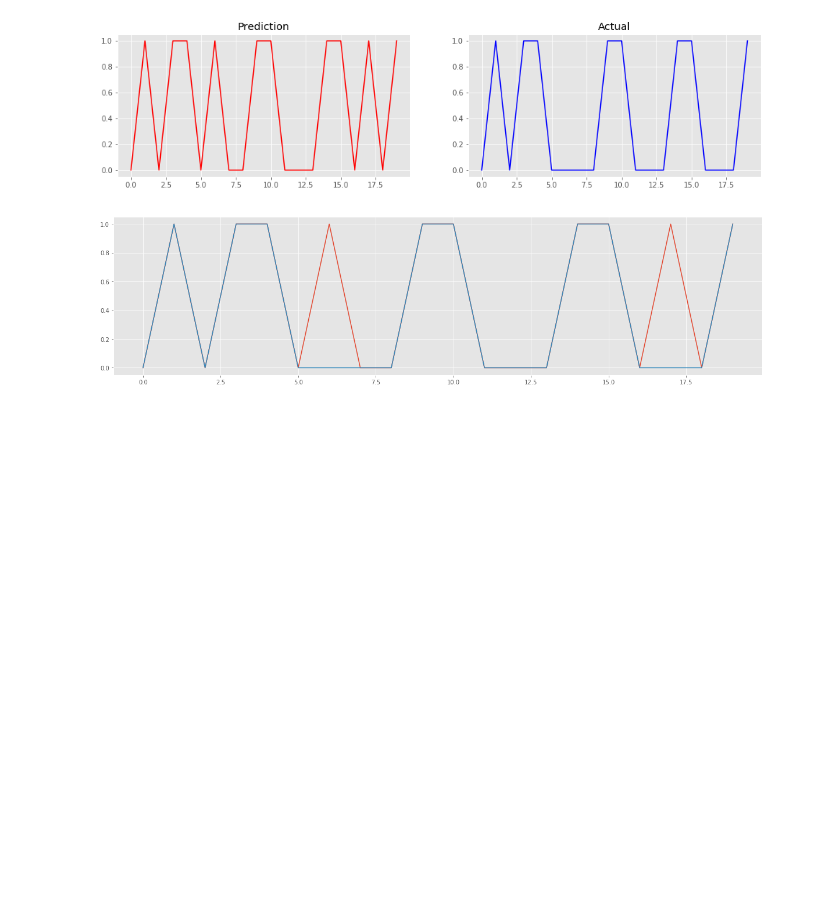
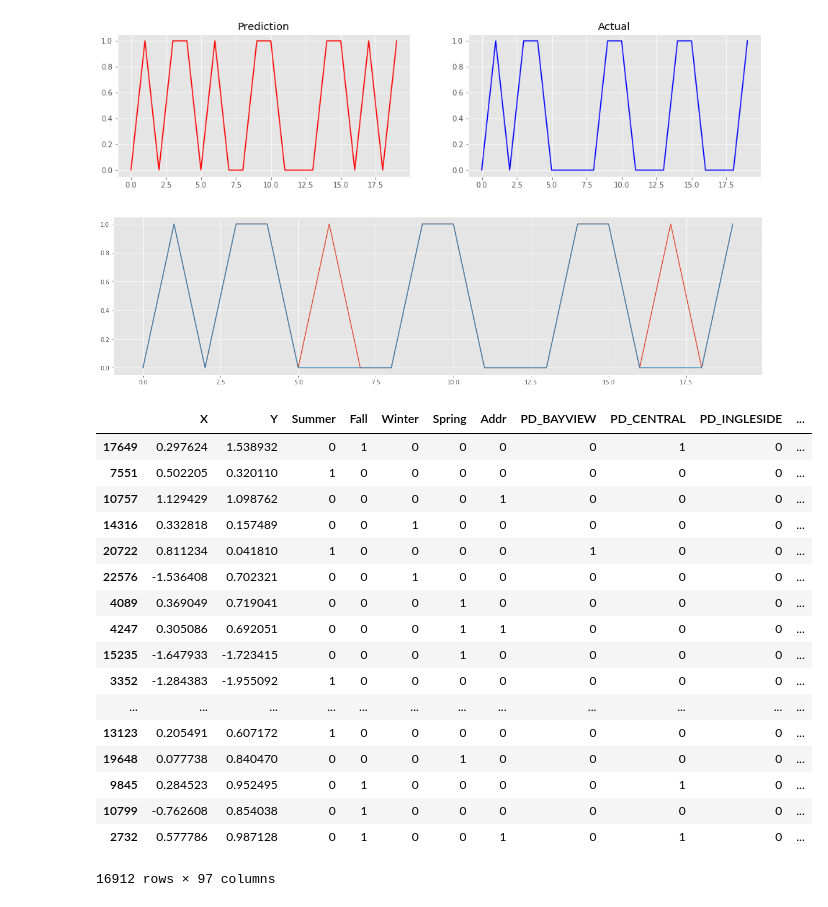
Before and after one commit to AdityaThaokar/Predective-Policing-, a Jupyter notebook: crime_ann.ipynb, the cells around one changed output. Saved outputs shown, nothing was run; the diff lists cells and outputs as text; code cells hidden in the pictures; blank space fills up the shorter version.

```diff
--- a/crime_ann.ipynb
+++ b/crime_ann.ipynb
@@ -480,3 +506,24 @@ plt.plot(res, label='true')
 plt.show()
 # %% [output]
 [figure]
+# %%
+xTrain
+# %% [output]
+|  | X | Y | Summer | Fall | Winter | Spring | Addr | PD_BAYVIEW | PD_CENTRAL | PD_INGLESIDE | ... |
+| 17649 | 0.297624 | 1.538932 | 0 | 1 | 0 | 0 | 0 | 0 | 1 | 0 | ... |
+| 7551 | 0.502205 | 0.320110 | 1 | 0 | 0 | 0 | 0 | 0 | 0 | 0 | ... |
+| 10757 | 1.129429 | 1.098762 | 0 | 0 | 0 | 0 | 1 | 0 | 0 | 0 | ... |
+| 14316 | 0.332818 | 0.157489 | 0 | 0 | 1 | 0 | 0 | 0 | 0 | 0 | ... |
+| 20722 | 0.811234 | 0.041810 | 1 | 0 | 0 | 0 | 0 | 1 | 0 | 0 | ... |
+| 22576 | -1.536408 | 0.702321 | 0 | 0 | 1 | 0 | 0 | 0 | 0 | 0 | ... |
+| 4089 | 0.369049 | 0.719041 | 0 | 0 | 0 | 1 | 0 | 0 | 0 | 0 | ... |
+| 4247 | 0.305086 | 0.692051 | 0 | 0 | 0 | 1 | 1 | 0 | 0 | 0 | ... |
+| 15235 | -1.647933 | -1.723415 | 0 | 0 | 0 | 1 | 0 | 0 | 0 | 0 | ... |
+| 3352 | -1.284383 | -1.955092 | 1 | 0 | 0 | 0 | 0 | 0 | 0 | 0 | ... |
+| ... | ... | ... | ... | ... | ... | ... | ... | ... | ... | ... | ... |
+| 13123 | 0.205491 | 0.607172 | 1 | 0 | 0 | 0 | 0 | 0 | 0 | 0 | ... |
+| 19648 | 0.077738 | 0.840470 | 0 | 0 | 0 | 1 | 0 | 0 | 0 | 0 | ... |
+| 9845 | 0.284523 | 0.952495 | 0 | 1 | 0 | 0 | 0 | 0 | 1 | 0 | ... |
+| 10799 | -0.762608 | 0.854038 | 0 | 1 | 0 | 0 | 0 | 0 | 0 | 0 | ... |
+| 2732 | 0.577786 | 0.987128 | 0 | 1 | 0 | 0 | 1 | 0 | 1 | 0 | ... |
+16912 rows × 97 columns
```
Also changed, not shown: parts of 10 cells of this notebook, 2 other files.
